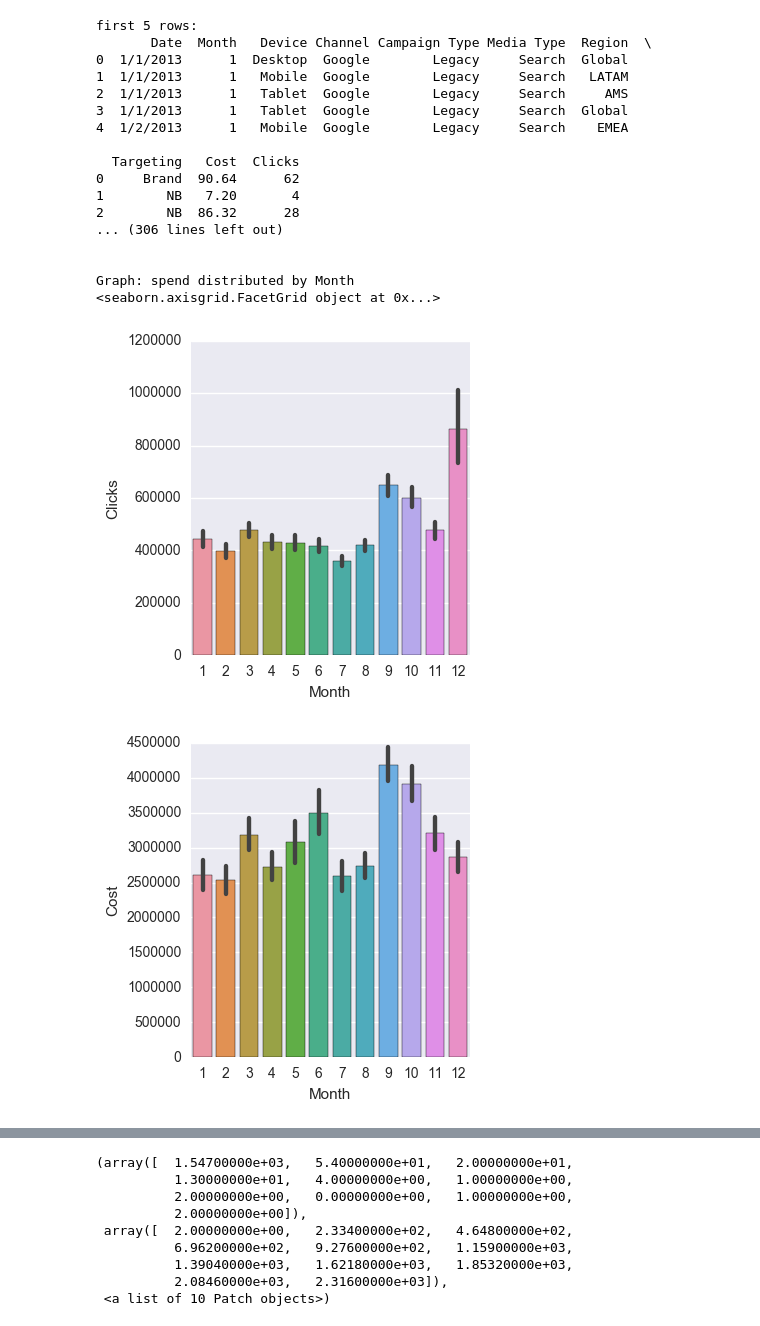
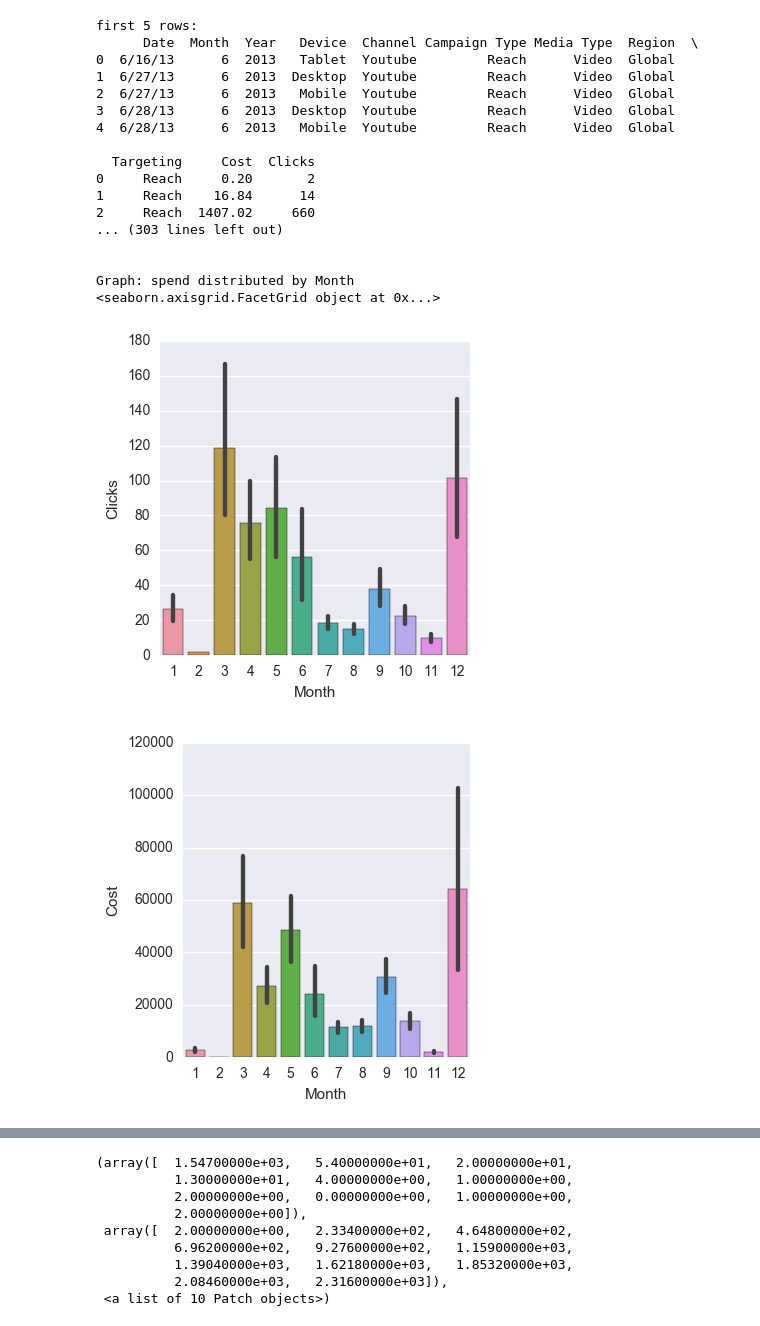
Before and after one commit to ngocdhoang/DS-FinalProject, a Jupyter notebook: Ngoc Hoang - Final Project.ipynb, the cells around one changed output, grey strips where cells are left out. Drawn from its saved outputs; the diff is of its cells as text; code cells hidden in the pictures.

```diff
--- a/Ngoc Hoang - Final Project.ipynb
+++ b/Ngoc Hoang - Final Project.ipynb
@@ -30,23 +74,23 @@ def ExploratoryAnalysis(data):
 # %%
 
-ExploratoryAnalysis(search)
+ExploratoryAnalysis(video)
 # %% [output]
 first 5 rows:
-       Date  Month   Device Channel Campaign Type Media Type  Region  \
-0  1/1/2013      1  Desktop  Google        Legacy     Search  Global
-1  1/1/2013      1   Mobile  Google        Legacy     Search   LATAM
-2  1/1/2013      1   Tablet  Google        Legacy     Search     AMS
-3  1/1/2013      1   Tablet  Google        Legacy     Search  Global
-4  1/2/2013      1   Mobile  Google        Legacy     Search    EMEA
+      Date  Month  Year   Device  Channel Campaign Type Media Type  Region  \
+0  6/16/13      6  2013   Tablet  Youtube         Reach      Video  Global
+1  6/27/13      6  2013  Desktop  Youtube         Reach      Video  Global
+2  6/27/13      6  2013   Mobile  Youtube         Reach      Video  Global
+3  6/28/13      6  2013  Desktop  Youtube         Reach      Video  Global
+4  6/28/13      6  2013   Mobile  Youtube         Reach      Video  Global
 
-  Targeting   Cost  Clicks
-0     Brand  90.64      62
-1        NB   7.20       4
-2        NB  86.32      28
-... (306 lines left out)
+  Targeting     Cost  Clicks
+0     Reach     0.20       2
+1     Reach    16.84      14
+2     Reach  1407.02     660
+... (303 lines left out)
 
 
 Graph: spend distributed by Month
 <seaborn.axisgrid.FacetGrid object at 0x...>
-[figure, old version]
+[figure, new version]
-[figure, old version]
+[figure, new version]
```
Also changed, not shown: parts of 26 cells of this notebook, 4 other files.
